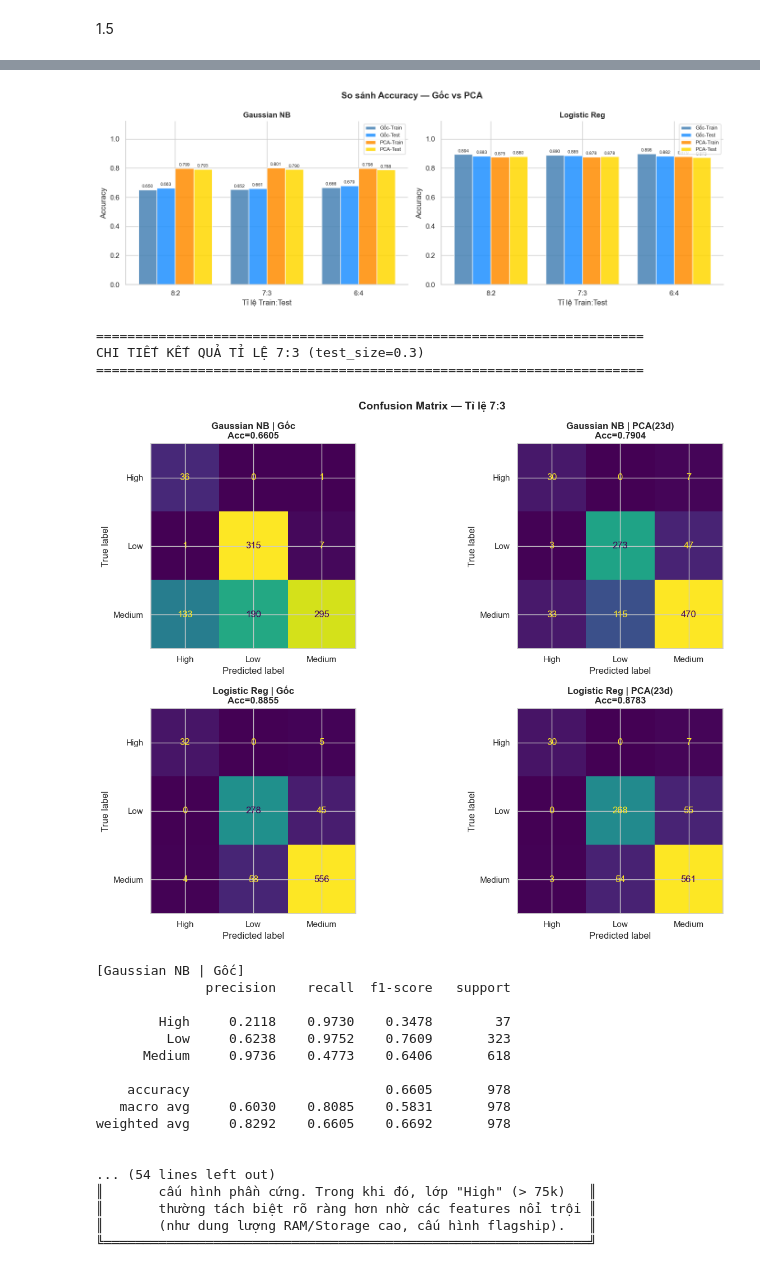
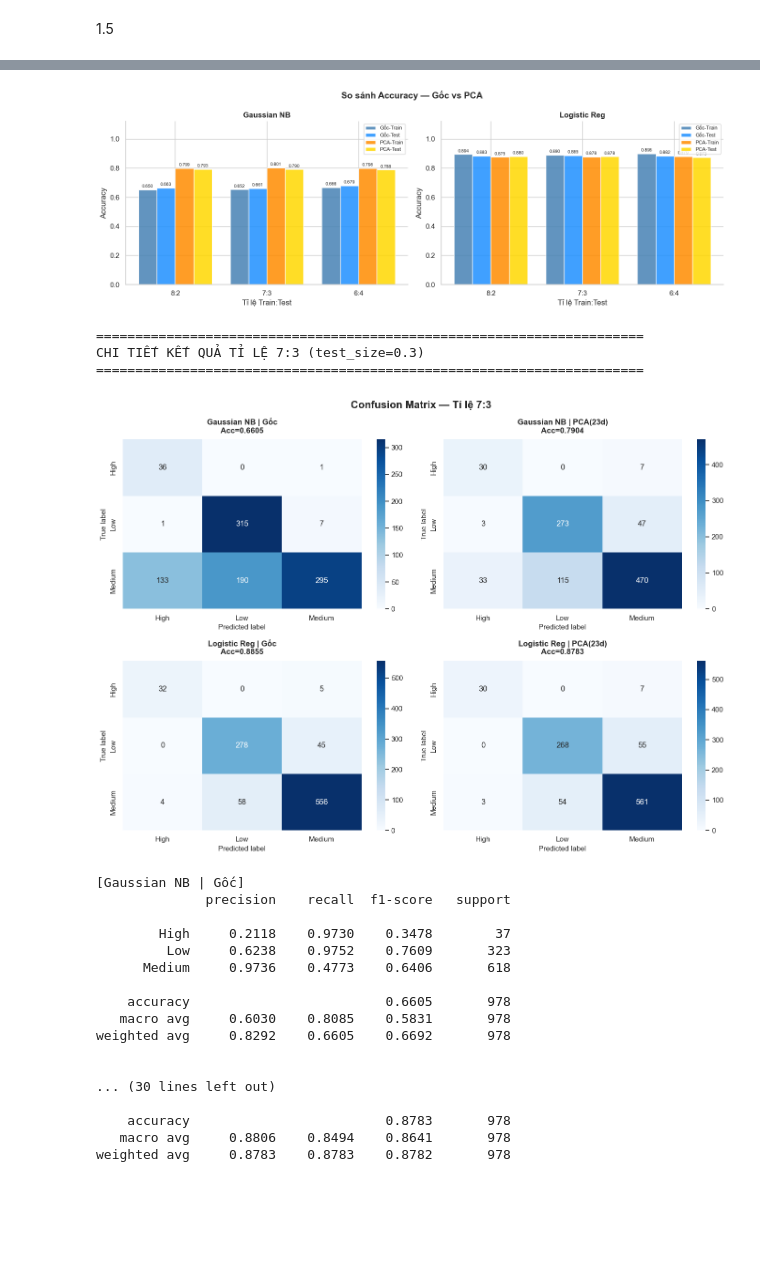
Before and after one commit to grst0610/Machine-learning, a Jupyter notebook: project.ipynb, the cells around one changed output, grey strips where cells are left out. Drawn from its saved outputs; the diff is of its cells as text; code cells hidden in the pictures; blank space fills up the shorter version.

```diff
--- a/project.ipynb
+++ b/project.ipynb
@@ -1219,46 +1219,38 @@ print("="*70)
 
 sub_03 = [r for r in results if r["Split"] == "7:3"]
 fig, axes = plt.subplots(2, 2, figsize=(14, 10))
-fig.suptitle('Confusion Matrix — Tỉ lệ 7:3', fontsize=14, fontweight='bold')
+fig.suptitle('Confusion Matrix — Tỉ lệ 7:3', fontsize=16, fontweight='bold')
 
 for idx, r in enumerate(sub_03):
     ax = axes[idx // 2][idx % 2]
     cm = confusion_matrix(r["y_te"], r["y_pred"])
-    ConfusionMatrixDisplay(cm, display_labels=le.classes_).plot(ax=ax, colorbar=False)
-    ax.set_title(f"{r['Model']} | {r['Data']}\nAcc={r['Acc_Test']:.4f}", fontweight='bold')
 
-plt.tight_layout(); plt.show()
+    # Sử dụng seaborn heatmap để vẽ ma trận theo style của image_8745dd.png
+    sns.heatmap(cm, annot=True, fmt='d', cmap='Blues',
+                xticklabels=le.classes_, yticklabels=le.classes_, ax=ax,
+                cbar=True) # Bật cbar=True nếu muốn có thanh màu bên cạnh giống ảnh mẫu
 
+    ax.set_title(f"{r['Model']} | {r['Data']}\nAcc={r['Acc_Test']:.4f}", fontweight='bold', pad=10)
+    ax.set_xlabel('Predicted label', fontsize=11)
+    ax.set_ylabel('True label', fontsize=11)
+
+plt.tight_layout()
+plt.show()
+
+# In báo cáo phân loại chi tiết
 for r in sub_03:
     print(f"\n[{r['Model']} | {r['Data']}]")
     print(classification_report(r["y_te"], r["y_pred"],
                                  target_names=le.classes_, digits=4))
 
 # ── BƯỚC 7: ĐÁNH GIÁ & NHẬN XÉT ─────────────────────────────
-print("""
-╔══════════════════════════════════════════════════════════════╗
-║              ĐÁNH GIÁ & SO SÁNH KẾT QUẢ (3 LỚP)              ║
-╠══════════════════════════════════════════════════════════════╣
-║                                                              ║
-║  1. Logistic Regression tiếp tục tỏ ra ưu việt hơn GNB       ║
-║     → Cấu trúc phân loại 3 lớp (Low, Medium, High) giúp      ║
-║       mô hình dễ dàng xác định ranh giới hơn so với 4 lớp,   ║
-║       đặc biệt là LR có thể tận dụng tốt các đặc trưng tuyến ║
-║       tính.                                                  ║
-║                                                              ║
-║  2. Tác động của PCA                                         ║
-║     → PCA giúp giảm chiều dữ liệu đáng kể nhưng đổi lại có   ║
-║       thể làm giảm Accuracy nhẹ (~2-5%). Việc gom từ 4 xuống ║
-║       3 class có thể khiến việc giảm chiều hiệu quả hơn do   ║
-║       ít ranh giới chồng chéo.                               ║
-║                                                              ║
-║  3. Phân bổ dữ liệu & Sự nhầm lẫn (Confusion Matrix)         ║
-║     → Lớp "Medium" và "Low" thường dễ có sự giao thoa về     ║
-║       cấu hình phần cứng. Trong khi đó, lớp "High" (> 75k)   ║
-║       thường tách biệt rõ ràng hơn nhờ các features nổi trội ║
-║       (như dung lượng RAM/Storage cao, cấu hình flagship).   ║
-╚══════════════════════════════════════════════════════════════╝
-""")
+#1. Logistic Regression tiếp tục tỏ ra ưu việt hơn GNB       ║
+#→ Cấu trúc phân loại 3 lớp (Low, Medium, High) giúp mô hình dễ dàng xác định ranh giới hơn so với 4 lớp,đặc biệt là LR có thể tận dụng tốt các đặc trưng tuyến tính.
+#2. Tác động của PCA
+#→ PCA giúp giảm chiều dữ liệu đáng kể nhưng đổi lại có thể làm giảm Accuracy nhẹ (~2-5%). Việc gom từ 4 xuống 3 class có thể khiến việc giảm chiều hiệu quả hơn do
+#ít ranh giới chồng chéo.                                         ║
+#3. Phân bổ dữ liệu & Sự nhầm lẫn (Confusion Matrix)         ║
+#→ Lớp "Medium" và "Low" thường dễ có sự giao thoa về cấu hình phần cứng. Trong khi đó, lớp "High" (> 75k) thường tách biệt rõ ràng hơn nhờ các features nổi trội (như #dung lượng RAM/Storage cao, cấu hình flagship)
 # %% [output]
 =======================================================
 NGƯỠNG PHÂN KHOẢNG GIÁ (3 lớp)
@@ -1269,34 +1261,34 @@ NGƯỠNG PHÂN KHOẢNG GIÁ (3 lớp)
 
 Số lượng mẫu mỗi lớp:
 Price
 Medium    2058
 Low       1076
 High       125
 Name: count, dtype: int64
 [figure]
 Số chiều gốc: 70  |  Số chiều PCA: 23
 
 ======================================================================
 BẢNG KẾT QUẢ PHÂN LOẠI
 ======================================================================
        Model     Data Split  Acc_Train  Acc_Test  Var_Retained
  Gaussian NB      Gốc   8:2     0.6502    0.6626           NaN
  Gaussian NB PCA(23d)   8:2     0.7994    0.7929       95.0813
 Logistic Reg      Gốc   8:2     0.8941    0.8834           NaN
 Logistic Reg PCA(23d)   8:2     0.8753    0.8804       95.0813
  Gaussian NB      Gốc   7:3     0.6519    0.6605           NaN
  Gaussian NB PCA(23d)   7:3     0.8014    0.7904       95.1200
 Logistic Reg      Gốc   7:3     0.8904    0.8855           NaN
 Logistic Reg PCA(23d)   7:3     0.8777    0.8783       95.1200
  Gaussian NB      Gốc   6:4     0.6665    0.6787           NaN
  Gaussian NB PCA(23d)   6:4     0.7980    0.7876       95.1225
 Logistic Reg      Gốc   6:4     0.8982    0.8819           NaN
 Logistic Reg PCA(23d)   6:4     0.8793    0.8735       95.1225
 [figure]
 ======================================================================
 CHI TIẾT KẾT QUẢ TỈ LỆ 7:3 (test_size=0.3)
 ======================================================================
-[figure, old version]
+[figure, new version]
 [Gaussian NB | Gốc]
               precision    recall  f1-score   support
 
@@ -1309,8 +1301,8 @@ CHI TIẾT KẾT QUẢ TỈ LỆ 7:3 (test_size=0.3)
 weighted avg     0.8292    0.6605    0.6692       978
 
 
-... (54 lines left out)
-║       cấu hình phần cứng. Trong khi đó, lớp "High" (> 75k)   ║
-║       thường tách biệt rõ ràng hơn nhờ các features nổi trội ║
-║       (như dung lượng RAM/Storage cao, cấu hình flagship).   ║
-╚══════════════════════════════════════════════════════════════╝
+... (30 lines left out)
+
+    accuracy                         0.8783       978
+   macro avg     0.8806    0.8494    0.8641       978
+weighted avg     0.8783    0.8783    0.8782       978
```
Also changed, not shown: parts of 1 cell of this notebook.
